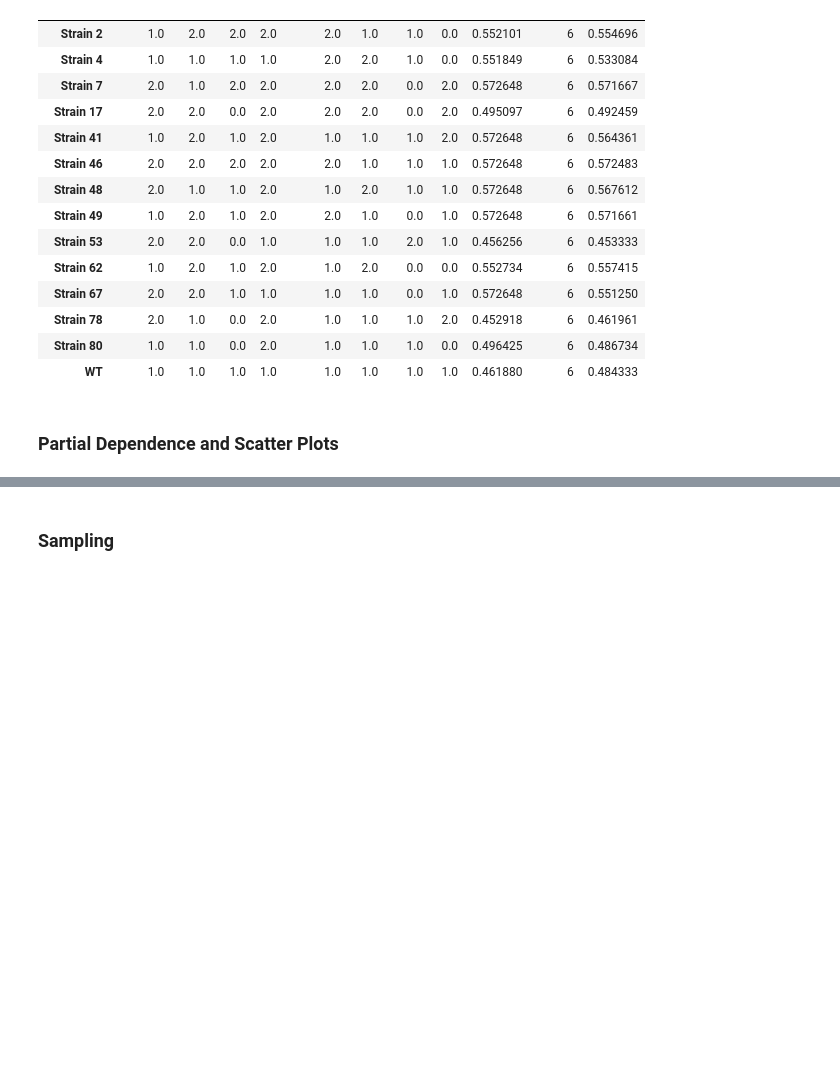
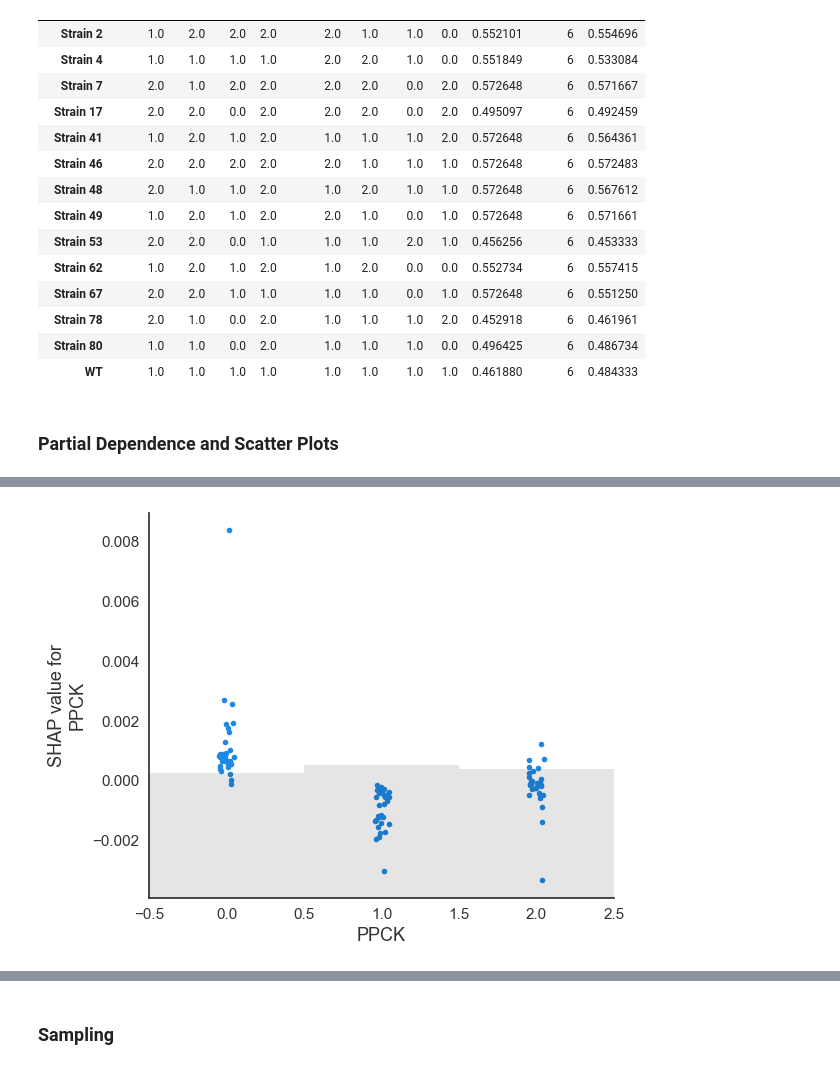
Before and after one commit to costasmexis/straindesignXAI, a Jupyter notebook: notebooks/Isoprenol.ipynb, the cells around one changed output, grey strips where cells are left out. Drawn from its saved outputs; the diff is of its cells as text; code cells hidden in the pictures; blank space fills up the shorter version.

```diff
--- a/notebooks/Isoprenol.ipynb
+++ b/notebooks/Isoprenol.ipynb
@@ -176,0 +115,4 @@ d.shap_scatter("CS", "PPCK")
+# %%
+d.shap_scatter("PPCK")
+# %% [output]
+[figure, added]
```
Also changed, not shown: parts of 10 cells of this notebook, 8 other files.
